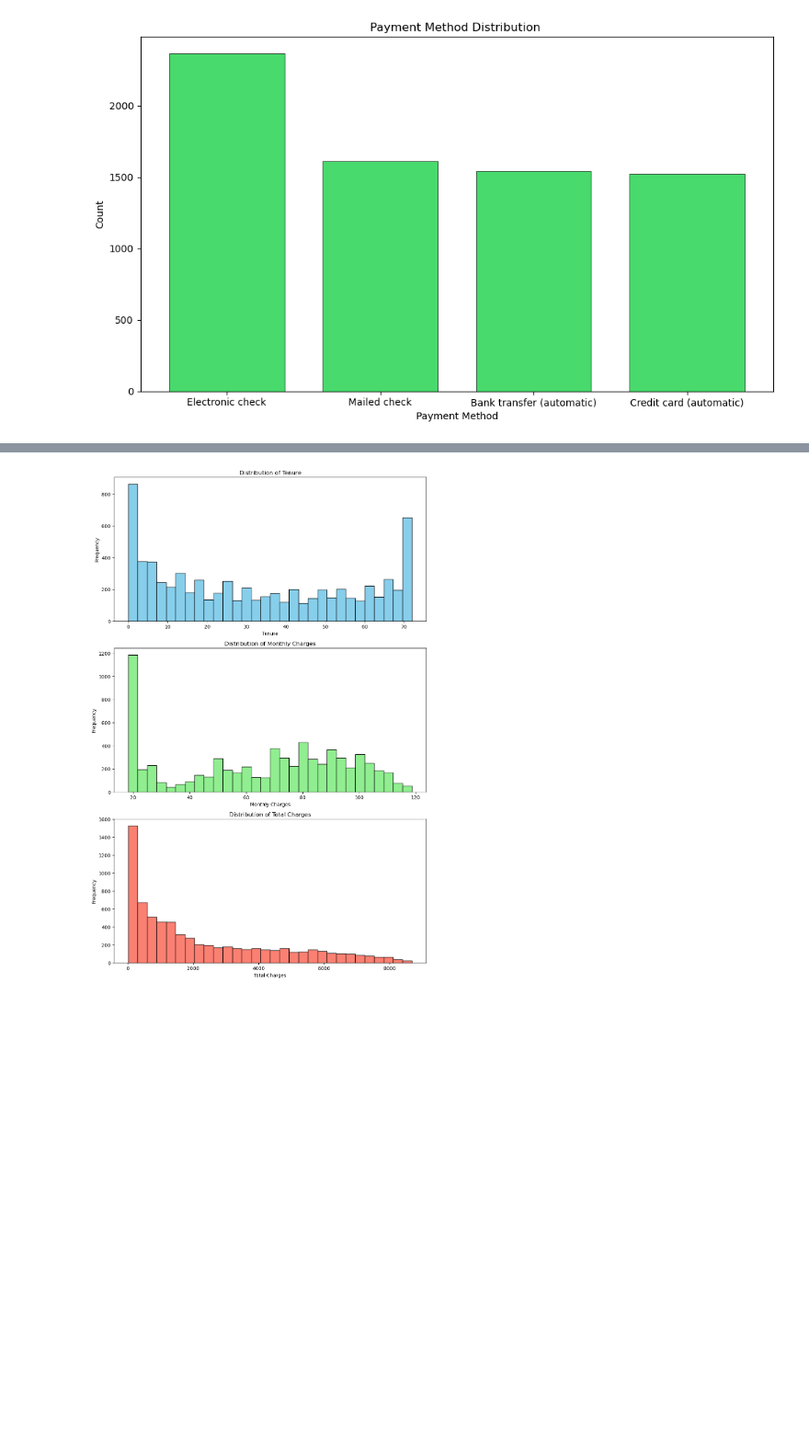
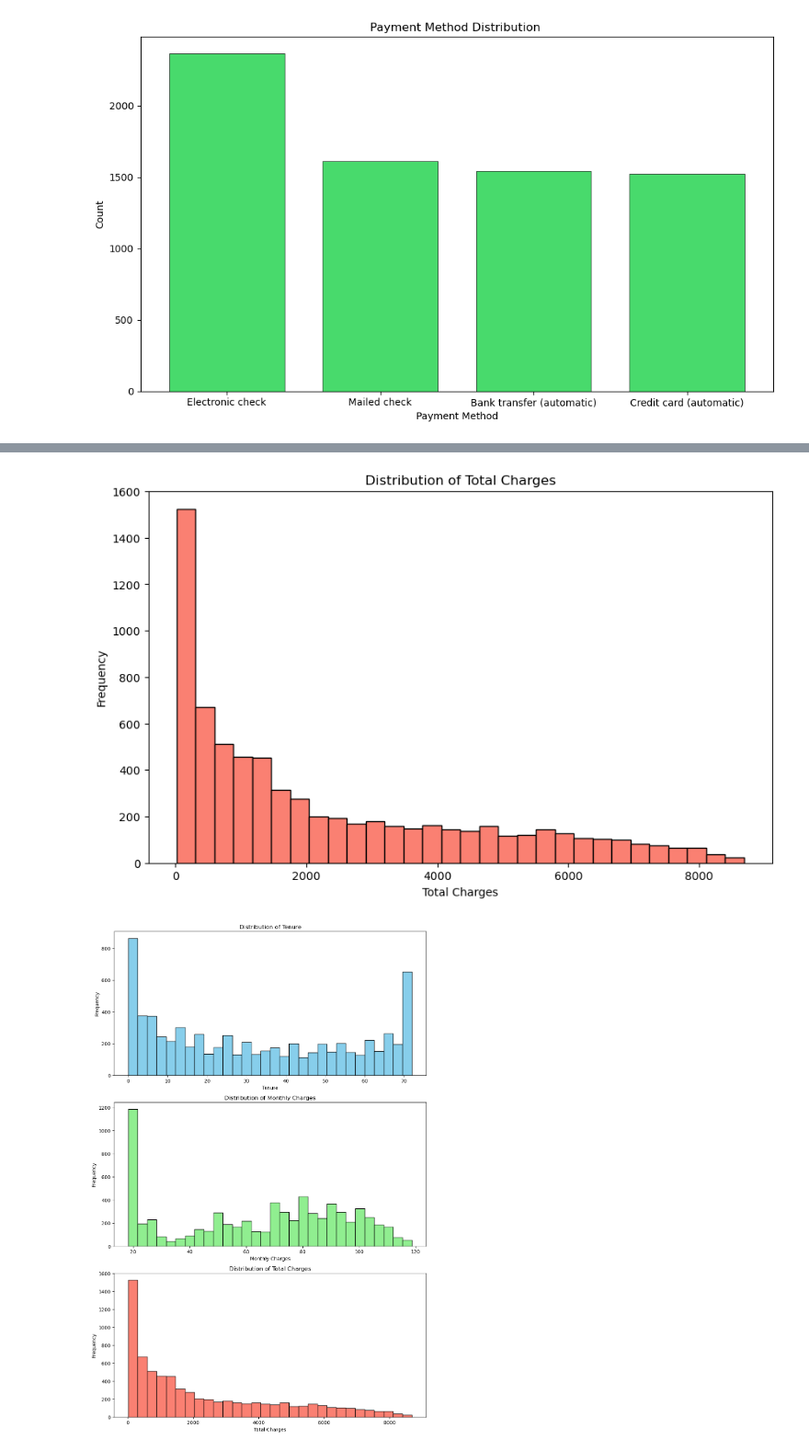
Before and after one commit to RealHaroon/Exploratory-Data-Analysis-EDA-Projects, a Jupyter notebook: Customer-Churn-Analysis/Telco-Churn-EDA.ipynb, the cells around one changed output, grey strips where cells are left out. Shown at 92% size. Cells and saved outputs as stored; diff of their text form; code cells hidden in the pictures; blank space fills up the shorter version.

```diff
--- a/Customer-Churn-Analysis/Telco-Churn-EDA.ipynb
+++ b/Customer-Churn-Analysis/Telco-Churn-EDA.ipynb
@@ -387 +405,10 @@ plt.show()
+# %%
+plt.figure(figsize=(10,6))
+plt.hist(numeric_cols['TotalCharges'],bins=30,color='salmon',edgecolor='black')
+plt.title('Distribution of Total Charges')
+plt.xlabel('Total Charges')
+plt.ylabel('Frequency')
+plt.show()
+# %% [output]
+[figure, added]
 # %%
```
Also changed, not shown: parts of 6 cells of this notebook.
